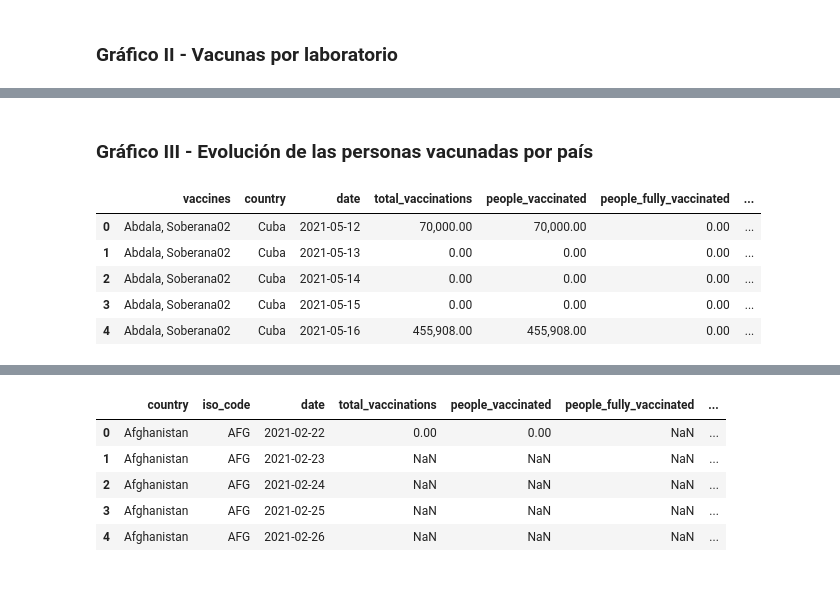
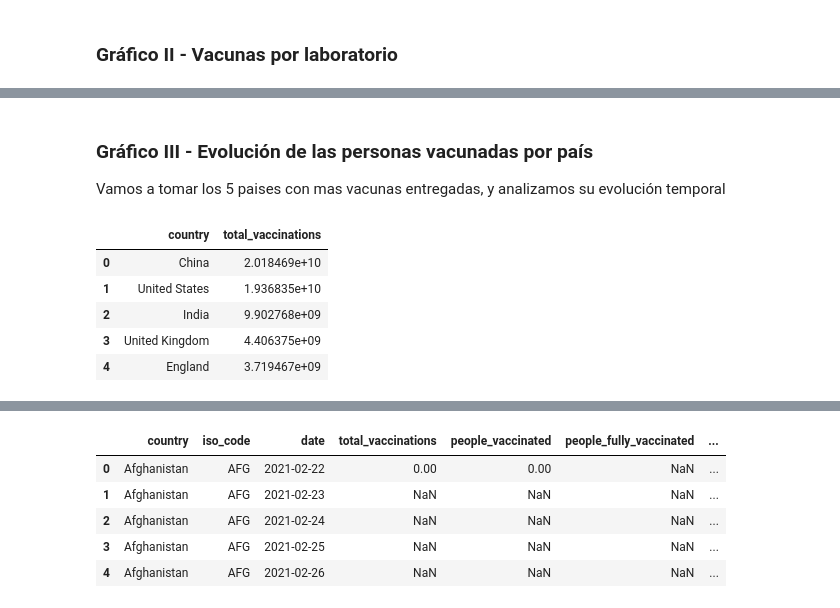
Before and after one commit to matog/FlacsoBigData, a Jupyter notebook: EDA-Vacunas-Covid.ipynb, the cells around one changed output, grey strips where cells are left out. Drawn from its saved outputs; the diff is of its cells as text; code cells hidden in the pictures.

```diff
--- a/EDA-Vacunas-Covid.ipynb
+++ b/EDA-Vacunas-Covid.ipynb
@@ -308,3 +308,4 @@ fig.show()
 [interactive output not drawn]
 # %% [markdown]
 ### Gráfico III - Evolución de las personas vacunadas por país
+Vamos a tomar los 5 paises con mas vacunas entregadas, y analizamos su evolución temporal
@@ -315,9 +312,10 @@ df_linea = df_linea.head()
-# %%
-df_linea.head()
-# %% [output]
-|  | vaccines | country | date | total_vaccinations | people_vaccinated | people_fully_vaccinated | ... |
-| 0 | Abdala, Soberana02 | Cuba | 2021-05-12 | 70,000.00 | 70,000.00 | 0.00 | ... |
-| 1 | Abdala, Soberana02 | Cuba | 2021-05-13 | 0.00 | 0.00 | 0.00 | ... |
-| 2 | Abdala, Soberana02 | Cuba | 2021-05-14 | 0.00 | 0.00 | 0.00 | ... |
-| 3 | Abdala, Soberana02 | Cuba | 2021-05-15 | 0.00 | 0.00 | 0.00 | ... |
-| 4 | Abdala, Soberana02 | Cuba | 2021-05-16 | 455,908.00 | 455,908.00 | 0.00 | ... |
+# %%
+df_aux=df.groupby(['country'])['total_vaccinations'].sum().sort_values(ascending = False).head().reset_index()
+df_aux
+# %% [output]
+|  | country | total_vaccinations |
+| 0 | China | 2.018469e+10 |
+| 1 | United States | 1.936835e+10 |
+| 2 | India | 9.902768e+09 |
+| 3 | United Kingdom | 4.406375e+09 |
+| 4 | England | 3.719467e+09 |
```
Also changed, not shown: parts of 8 cells of this notebook.
